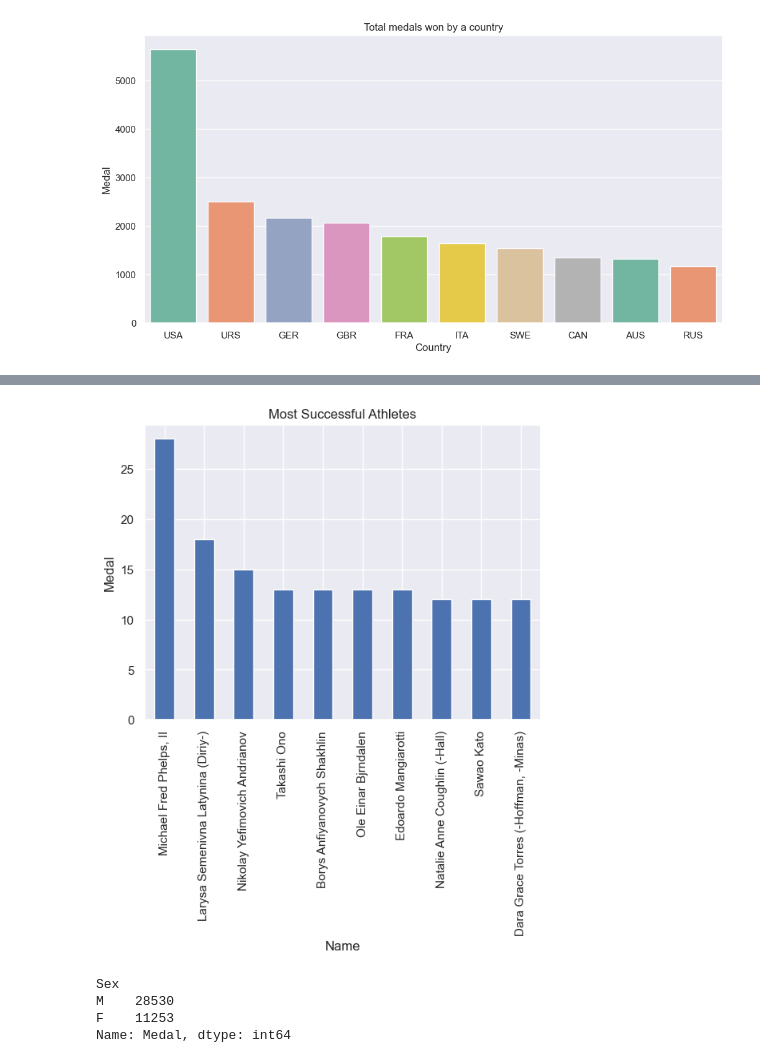
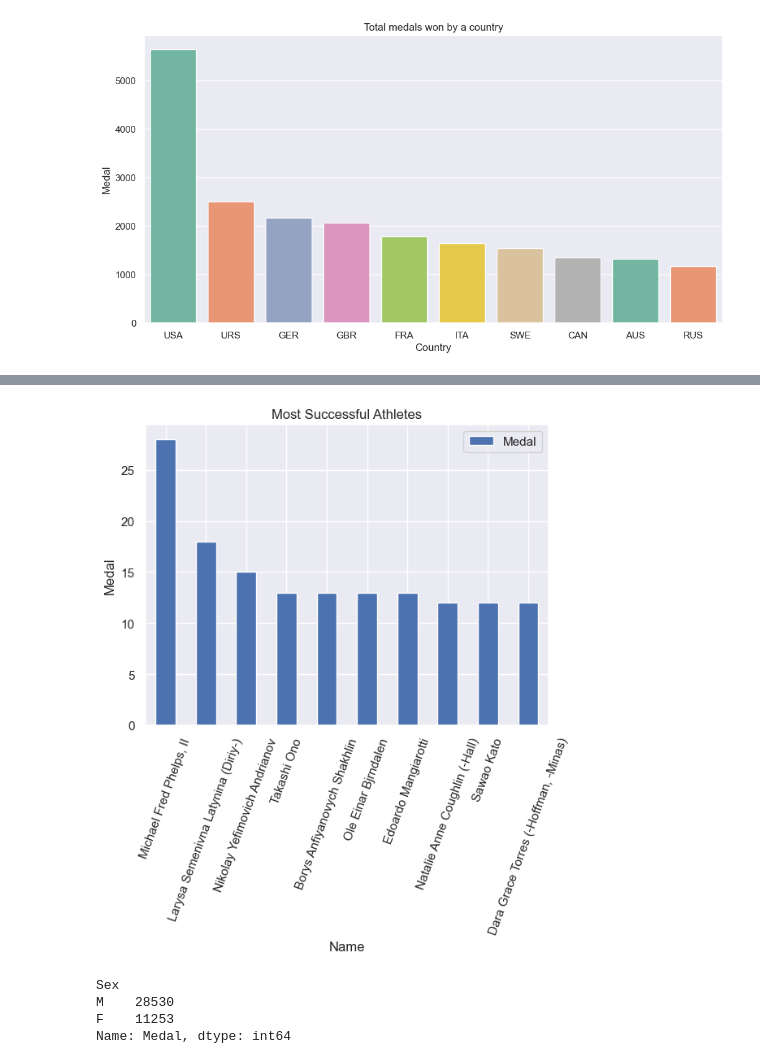
Before and after one commit to Jaywhitt00/120-Olympic-History, a Jupyter notebook: data/olympic_Jaylens.ipynb, the cells around one changed output, grey strips where cells are left out. Drawn from its saved outputs; the diff is of its cells as text; code cells hidden in the pictures.

Commit message:
Updated graph

```diff
--- a/data/olympic_Jaylens.ipynb
+++ b/data/olympic_Jaylens.ipynb
@@ -163,6 +163,6 @@ sns.barplot(x= medal_counts.index,y =medal_counts,palette = "Set2")
 [figure]
 # %%
 #Most successful athletes
-athletes_top = merged_clean.groupby('Name')['Medal'].count().sort_values(ascending=False).head(10)
+athletes_top = merged_clean.groupby('Name')['Medal'].count().sort_values(ascending=False).head(10).reset_index()
 print(athletes_top)
 # %% [output]
@@ -181,13 +189,15 @@ Name: Medal, dtype: int64
+# %%
+athletes_top.columns = ['Name', 'Medal']
 # %%
 #plot for the Most Successful Athletes
-Top_athletes = merged_clean.groupby('Name')['Medal'].count().sort_values(ascending=False).head(10)
-Top_athletes.plot(kind='bar')
+athletes_top.plot(kind='bar', y='Medal', x='Name')
 plt.title('Most Successful Athletes')
 plt.xlabel('Name')
 plt.ylabel('Medal')
+plt.xticks(rotation=70)
 plt.show()
 # %% [output]
-[figure, old version]
+[figure, new version]
 # %%
 #Male vs Female total medals
 Male_vs_female = merged_clean.groupby('Sex')['Medal'].count().sort_values(ascending=False).head()
```
Also changed, not shown: parts of 2 cells of this notebook.
